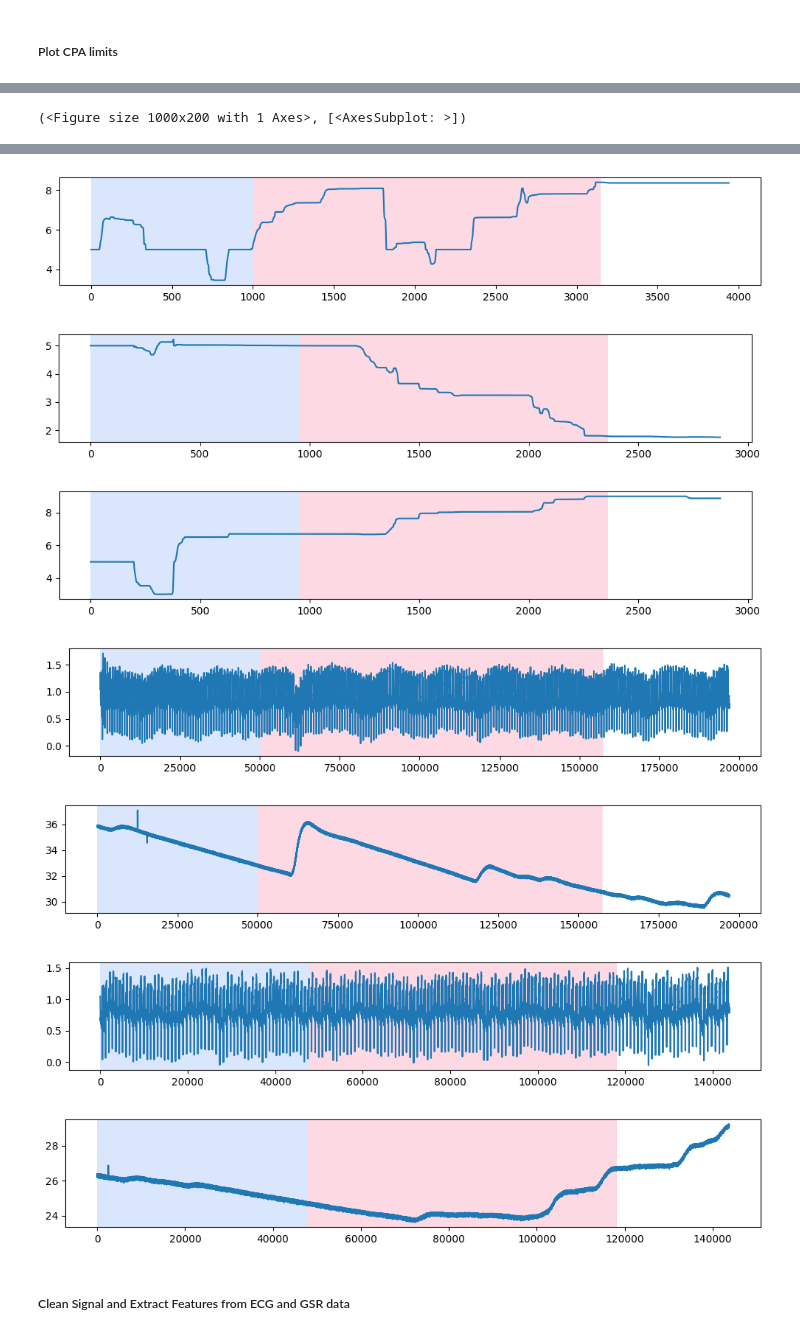
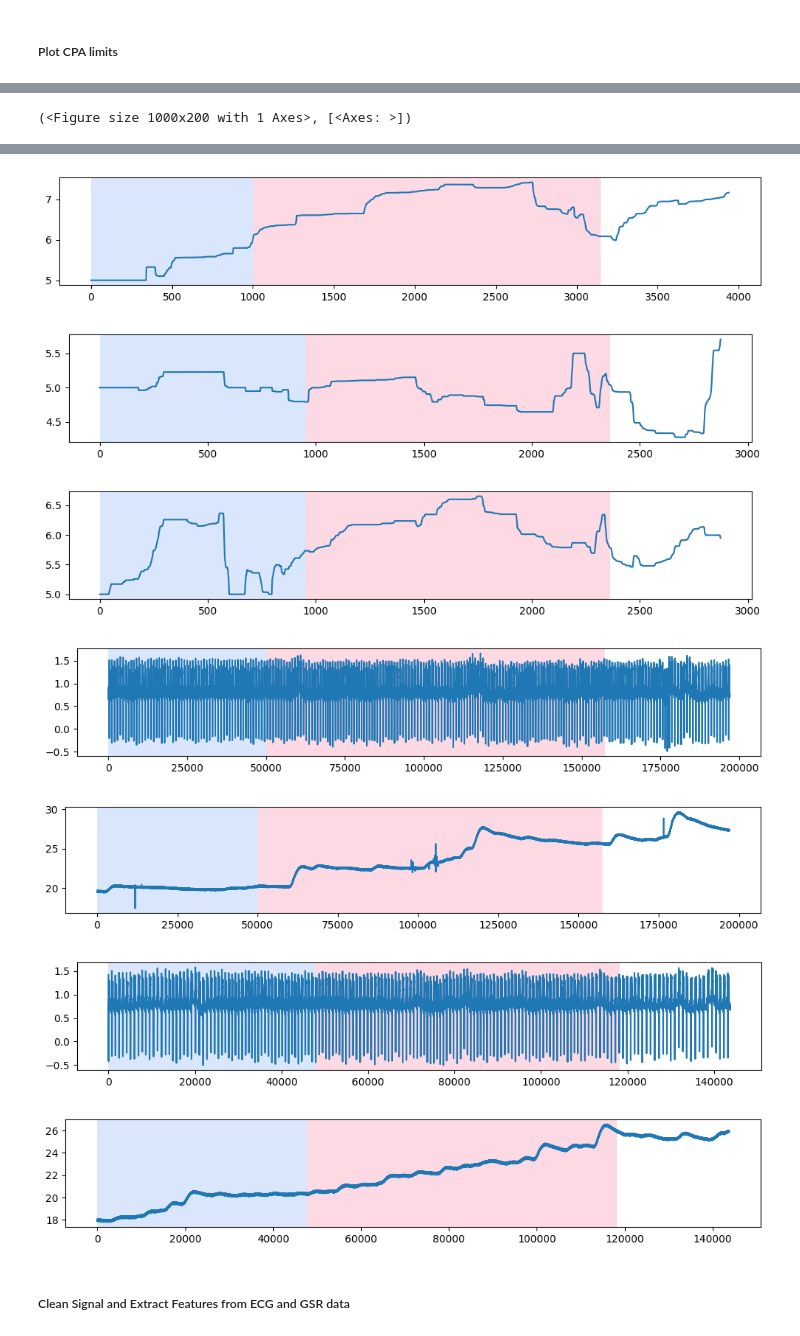
Before and after one commit to ChristosP1/CASE_project, a Jupyter notebook: FINAL_full_analysis_notebook.ipynb, the cells around one changed output, grey strips where cells are left out. Drawn from its saved outputs; the diff is of its cells as text; code cells hidden in the pictures.

```diff
--- a/FINAL_full_analysis_notebook.ipynb
+++ b/FINAL_full_analysis_notebook.ipynb
@@ -508,11 +424,12 @@ annotation_files
 # %%
-participant_id = 10
+# NOTE: Change participant number to inpsect
+participant_id = 11
 
 # Example: Plot the annotation segments extracted from CPA
-example_file_scary_1_annotation = pd.read_csv(f'{annotation_segments_dir}/sub_{participant_id}_scary_1.csv')
-example_file_scary_2_annotation = pd.read_csv(f'{annotation_segments_dir}/sub_{participant_id}_scary_2.csv')
+example_file_scary_1_annotation = pd.read_csv(f'{annotation_videos_dir}/sub_{participant_id}_scary_1.csv')
+example_file_scary_2_annotation = pd.read_csv(f'{annotation_videos_dir}/sub_{participant_id}_scary_2.csv')
 
-# Segpents for video 1 and 2
+# Segments for video 1 and 2
 segments = pd.read_csv('CPA_Start_End_times.csv')
 segments_scary_1_annotation = [segments['Annotation Start scary_1'].values[0], segments['Annotation End scary_1'].values[0]]
 segments_scary_2_annotation = [segments['Annotation Start scary_2'].values[0], segments['Annotation End scary_2'].values[0]]
@@ -529,8 +446,8 @@ rpt.display(example_file_scary_2_annotation['arousal'], segments_scary_2_annotat
 
 
 # Example: Plot the physio segments extracted from CPA
-example_file_scary_1_physio = pd.read_csv(f'{physio_segments_dir}/sub_{participant_id}_scary_1.csv')
-example_file_scary_2_physio = pd.read_csv(f'{physio_segments_dir}/sub_{participant_id}_scary_2.csv')
+example_file_scary_1_physio = pd.read_csv(f'{physio_videos_dir}/sub_{participant_id}_scary_1.csv')
+example_file_scary_2_physio = pd.read_csv(f'{physio_videos_dir}/sub_{participant_id}_scary_2.csv')
 
 # Segpents for video 1 and 2
 segments = pd.read_csv('CPA_Start_End_times.csv')
@@ -556,4 +473,4 @@ rpt.display(example_file_scary_2_physio['gsr'], segments_scary_2_physio)
 6. Physio Scary-1: GSR
 7. Physio Scary-2: ECG
 8. Physio Scary-2: GSR
-(<Figure size 1000x200 with 1 Axes>, [<AxesSubplot: >])
+(<Figure size 1000x200 with 1 Axes>, [<Axes: >])
@@ -561,9 +478,9 @@ rpt.display(example_file_scary_2_physio['gsr'], segments_scary_2_physio)
-[figure, old version]
+[figure, new version]
-[figure, old version]
+[figure, new version]
-[figure, old version]
+[figure, new version]
-[figure, old version]
+[figure, new version]
-[figure, old version]
+[figure, new version]
-[figure, old version]
+[figure, new version]
-[figure, old version]
+[figure, new version]
 # %% [markdown]
 ##### Clean Signal and Extract Features from ECG and GSR data
```
Also changed, not shown: parts of 21 cells of this notebook.
